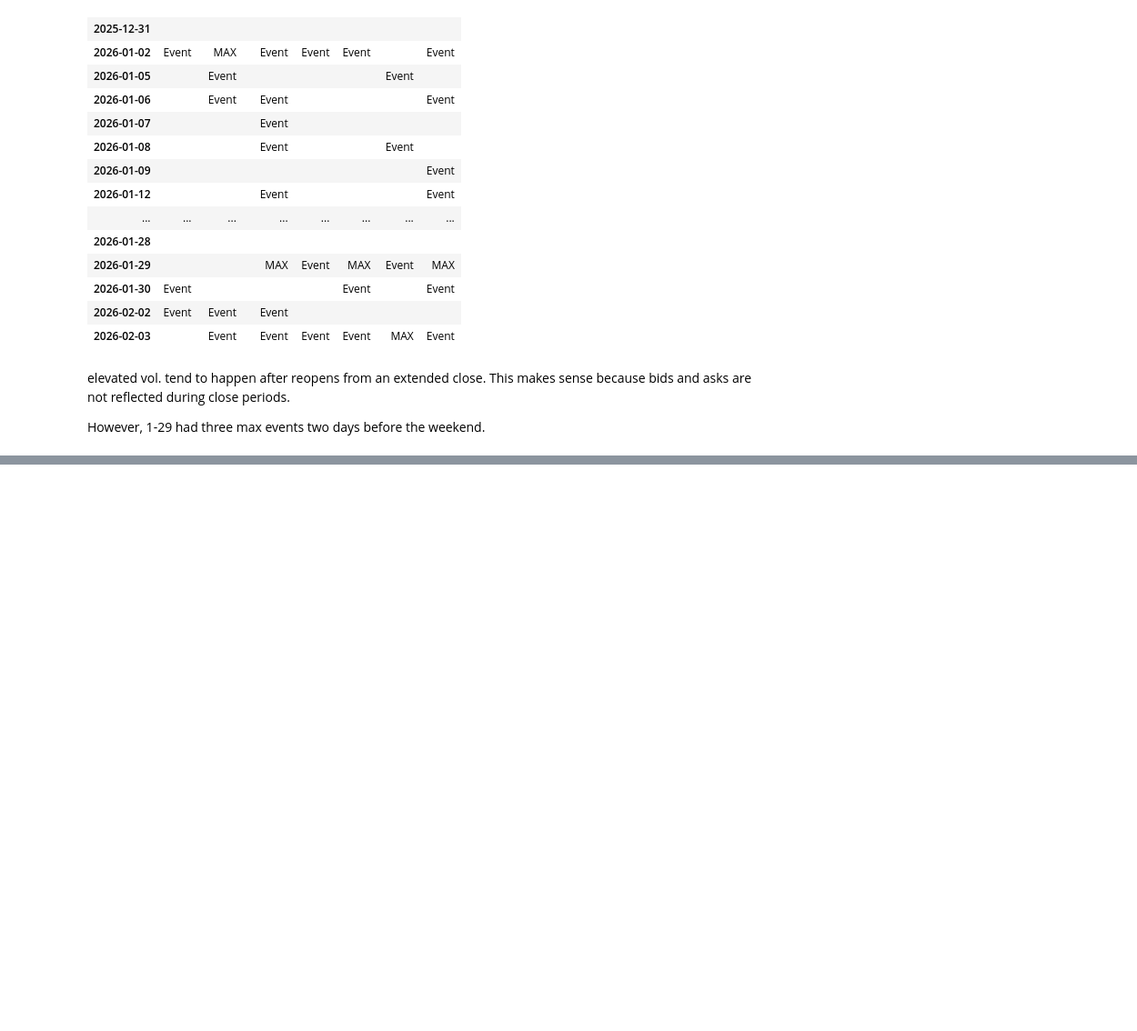
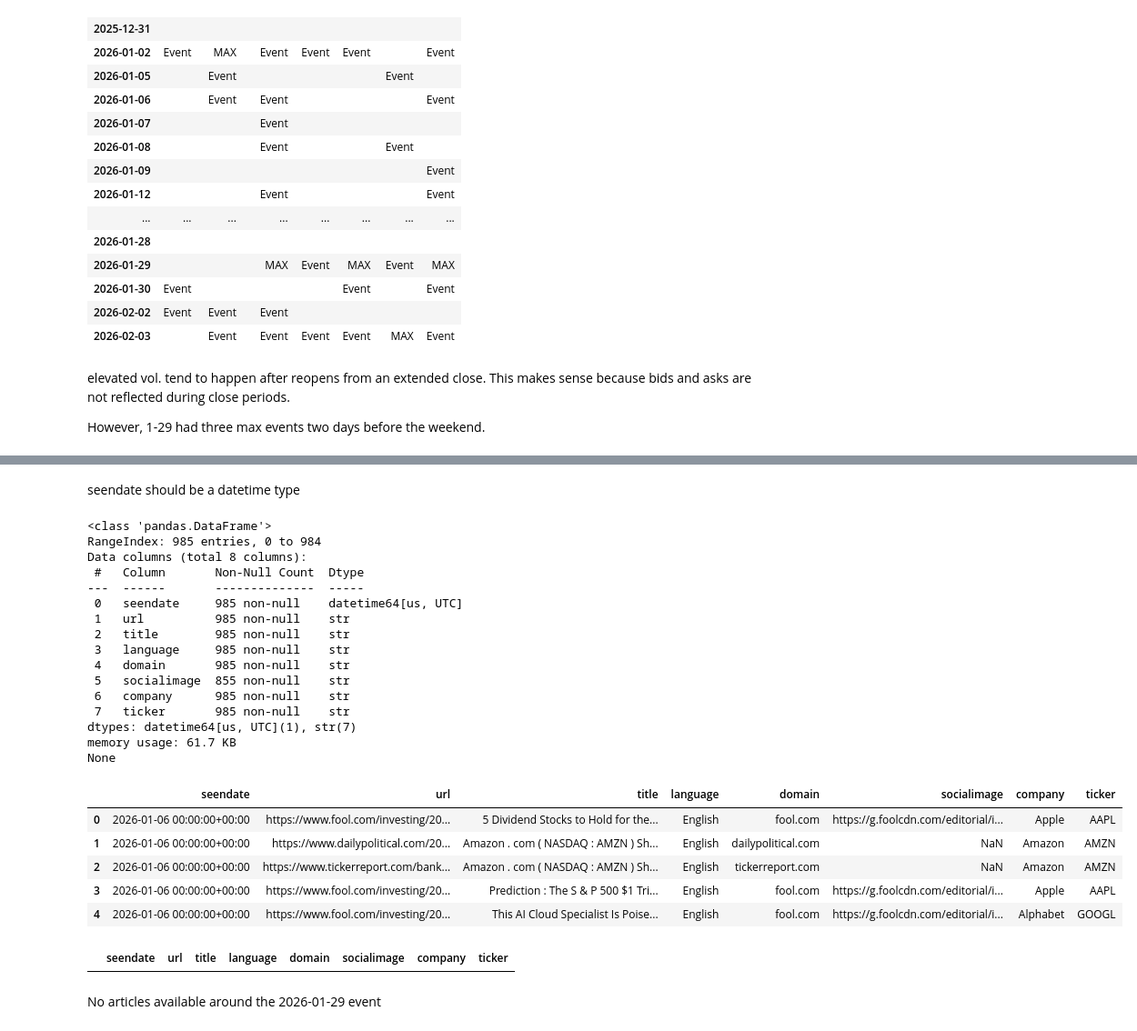
Before and after one commit to Trevor5008/market-sentiment-analysis, a Jupyter notebook: docs/eda/sprint_2/notebooks/EDA.ipynb, the cells around one changed output, grey strips where cells are left out. Shown at 91% size. Drawn from its saved outputs; the diff is of its cells as text; code cells hidden in the pictures; blank space fills up the shorter version.

```diff
--- a/docs/eda/sprint_2/notebooks/EDA.ipynb
+++ b/docs/eda/sprint_2/notebooks/EDA.ipynb
@@ -342,5 +341,7 @@ elevated vol. tend to happen after reopens from an extended close. This makes se
 
 However, 1-29 had three max events two days before the weekend.
 # %%
-gdelt_df.shape
+gdelt_df = pd.read_csv("data/processed/gdelt_articles_clean.csv")
+print(gdelt_df.shape)
+print(gdelt_df.info())
 # %% [output]
@@ -348,2 +365,40 @@ gdelt_df.shape
+# %% [markdown]
+seendate should be a datetime type
 # %%
-git
+gdelt_df["seendate"]=pd.to_datetime(gdelt_df["seendate"]).dt.normalize()
+print(gdelt_df.info())
+gdelt_df.head()
+# %% [output]
+<class 'pandas.DataFrame'>
+RangeIndex: 985 entries, 0 to 984
+Data columns (total 8 columns):
+ #   Column       Non-Null Count  Dtype
+---  ------       --------------  -----
+ 0   seendate     985 non-null    datetime64[us, UTC]
+ 1   url          985 non-null    str
+ 2   title        985 non-null    str
+ 3   language     985 non-null    str
+ 4   domain       985 non-null    str
+ 5   socialimage  855 non-null    str
+ 6   company      985 non-null    str
+ 7   ticker       985 non-null    str
+dtypes: datetime64[us, UTC](1), str(7)
+memory usage: 61.7 KB
+None
+|  | seendate | url | title | language | domain | socialimage | company | ticker |
+| 0 | 2026-01-06 00:00:00+00:00 | https://www.fool.com/investing/20... | 5 Dividend Stocks to Hold for the... | English | fool.com | https://g.foolcdn.com/editorial/i... | Apple | AAPL |
+| 1 | 2026-01-06 00:00:00+00:00 | https://www.dailypolitical.com/20... | Amazon . com ( NASDAQ : AMZN ) Sh... | English | dailypolitical.com | NaN | Amazon | AMZN |
+| 2 | 2026-01-06 00:00:00+00:00 | https://www.tickerreport.com/bank... | Amazon . com ( NASDAQ : AMZN ) Sh... | English | tickerreport.com | NaN | Amazon | AMZN |
+| 3 | 2026-01-06 00:00:00+00:00 | https://www.fool.com/investing/20... | Prediction : The S & P 500 $1 Tri... | English | fool.com | https://g.foolcdn.com/editorial/i... | Apple | AAPL |
+| 4 | 2026-01-06 00:00:00+00:00 | https://www.fool.com/investing/20... | This AI Cloud Specialist Is Poise... | English | fool.com | https://g.foolcdn.com/editorial/i... | Alphabet | GOOGL |
+# %%
+timespan = (
+(gdelt_df["seendate"]>="2026-01-28") &
+(gdelt_df["seendate"]<= "2026-01-30")
+)
+
+gdelt_df.loc[timespan]
+# %% [output]
+|  | seendate | url | title | language | domain | socialimage | company | ticker |
+# %% [markdown]
+No articles available around the 2026-01-29 event
```
Also changed, not shown: parts of 2 cells of this notebook.
